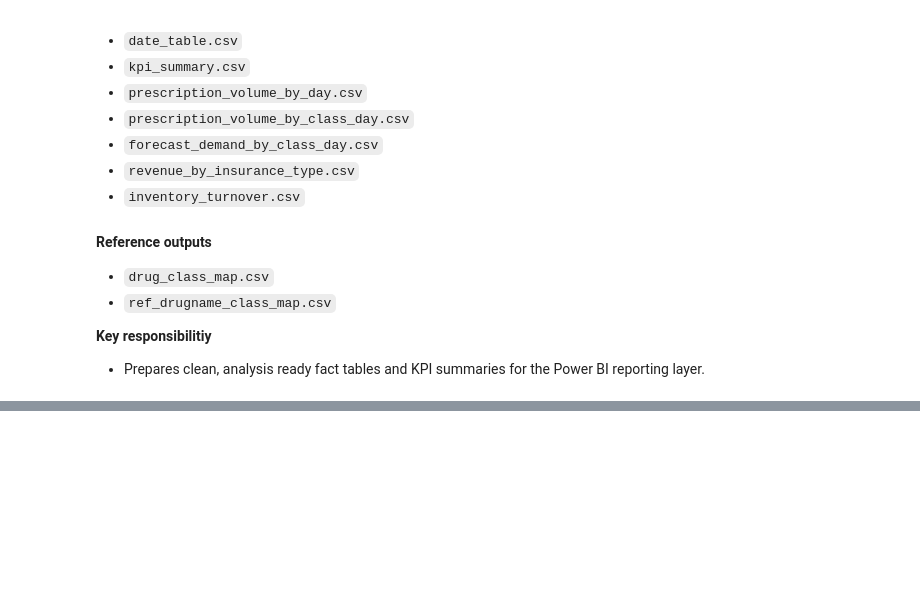
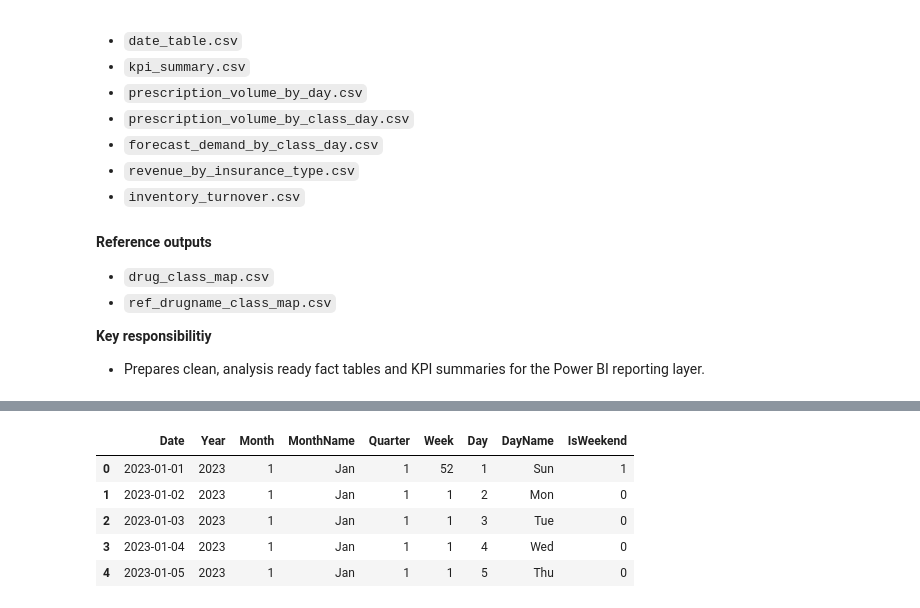
Before and after one commit to selenajesse/PharmacyOperationsOptimization, a Jupyter notebook: notebooks/Notebook4.ipynb, the cells around one changed output, grey strips where cells are left out. Cells and saved outputs as stored; diff of their text form; code cells hidden in the pictures; blank space fills up the shorter version.

```diff
--- a/notebooks/Notebook4.ipynb
+++ b/notebooks/Notebook4.ipynb
@@ -130,0 +50,18 @@ Inputs found:
+# %%
+# --- Load required inputs ---
+P_RX = DATA_GEN / "prescriptions.csv"
+P_SALES = DATA_GEN / "sales.csv"
+P_PRED = FORECAST_DIR / "predictions_daily_class.csv"
+
+missing = [str(p) for p in [P_RX, P_SALES, P_PRED] if not p.exists()]
+if missing:
+    raise FileNotFoundError("Missing required input file(s):\n" + "\n".join(missing))
+
+rx = pd.read_csv(P_RX, low_memory=False)
+sales = pd.read_csv(P_SALES, low_memory=False)
+pred = pd.read_csv(P_PRED, low_memory=False)
+
+print("prescriptions:", rx.shape)
+print("sales:", sales.shape)
+print("predictions_daily_class:", pred.shape)
+print("pred columns:", list(pred.columns))
@@ -722,29 +267,42 @@ Wrote: bi_outputs/revenue_by_insurance_type.csv rows: 2924
 # %%
-# --- 6) date_table.csv for Power BI ---
-import pandas as pd
+# --- date_table.csv ---
+def collect_date_range():
+    candidates = []
 
-# Explicitly define the files that contain valid dates
-files_with_dates = [
-    "bi_outputs/prescription_volume_by_day.csv",
-    "bi_outputs/forecast_demand_by_class_day.csv"
-]
+    for p in BI_DIR.glob("*.csv"):
+        candidates.append(p)
 
-min_dt, max_dt = None, None
+    candidates.append(P_RX)
 
-for file in files_with_dates:
-    df = pd.read_csv(file)
-    df["Date"] = pd.to_datetime(df["Date"], errors="coerce")
-    lo, hi = df["Date"].min(), df["Date"].max()
+    min_dt = None
+    max_dt = None
 
-    min_dt = lo if (min_dt is None or lo < min_dt) else min_dt
-    max_dt = hi if (max_dt is None or hi > max_dt) else max_dt
+    for p in candidates:
+        try:
+            df = pd.read_csv(p, nrows=2000)
+        except Exception:
+            continue
 
-# Safety fallback
-if min_dt is None or max_dt is None:
-    min_dt = pd.Timestamp("2023-01-01")
-    max_dt = pd.Timestamp.today().normalize()
+        date_cols = [c for c in df.columns if c.lower() in {"date","filldate","refilldate","timestamp","weekstartdate"}]
+        if not date_cols:
+            continue
 
-dates = pd.date_range(min_dt.normalize(), max_dt.normalize(), freq="D")
+        for col in date_cols:
+            s = pd.to_datetime(df[col], errors="coerce")
+            s = s[(s.dt.year >= 2000) & (s.dt.year <= 2100)]
+            if s.notna().any():
+                lo, hi = s.min(), s.max()
+                min_dt = lo if (min_dt is None or lo < min_dt) else min_dt
+                max_dt = hi if (max_dt is None or hi > max_dt) else max_dt
+
+    if min_dt is None or max_dt is None:
+        min_dt = pd.Timestamp("2023-01-01")
+        max_dt = pd.Timestamp("2024-12-31")
+
+    return min_dt.normalize(), max_dt.normalize()
+
+min_dt, max_dt = collect_date_range()
+dates = pd.date_range(min_dt, max_dt, freq="D")
 
 date_table = pd.DataFrame({"Date": dates})
 date_table["Year"] = date_table["Date"].dt.year
@@ -754,10 +312,10 @@ date_table["Quarter"] = date_table["Date"].dt.quarter
 date_table["Week"] = date_table["Date"].dt.isocalendar().week.astype(int)
 date_table["Day"] = date_table["Date"].dt.day
 date_table["DayName"] = date_table["Date"].dt.strftime("%a")
-date_table["IsWeekend"] = date_table["Date"].dt.weekday >= 5
+date_table["IsWeekend"] = (date_table["Date"].dt.weekday >= 5).astype(int)
 
-date_table.to_csv("bi_outputs/date_table.csv", index=False)
-
-print("Wrote bi_outputs/date_table.csv range:",
-      min_dt.date(), "to", max_dt.date())
+P_DATE = BI_DIR / "date_table.csv"
+date_table.to_csv(P_DATE, index=False)
+print("Wrote:", P_DATE, "range:", str(min_dt.date()), "to", str(max_dt.date()))
+date_table.head()
 # %% [output]
@@ -764,0 +323,6 @@ Wrote bi_outputs/date_table.csv range: 2023-01-01 to 2024-12-31
+|  | Date | Year | Month | MonthName | Quarter | Week | Day | DayName | IsWeekend |
+| 0 | 2023-01-01 | 2023 | 1 | Jan | 1 | 52 | 1 | Sun | 1 |
+| 1 | 2023-01-02 | 2023 | 1 | Jan | 1 | 1 | 2 | Mon | 0 |
+| 2 | 2023-01-03 | 2023 | 1 | Jan | 1 | 1 | 3 | Tue | 0 |
+| 3 | 2023-01-04 | 2023 | 1 | Jan | 1 | 1 | 4 | Wed | 0 |
+| 4 | 2023-01-05 | 2023 | 1 | Jan | 1 | 1 | 5 | Thu | 0 |
```
Also changed, not shown: parts of 17 cells of this notebook, 9 other files.
